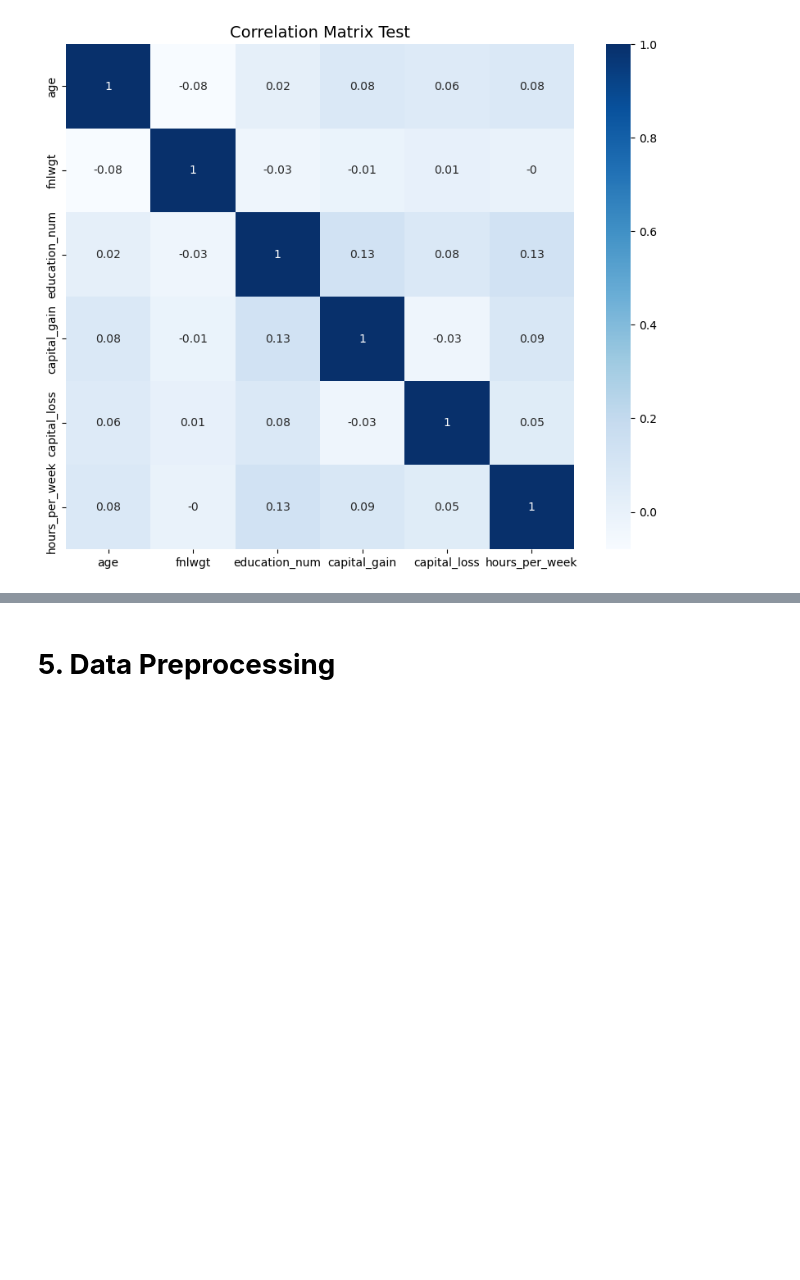
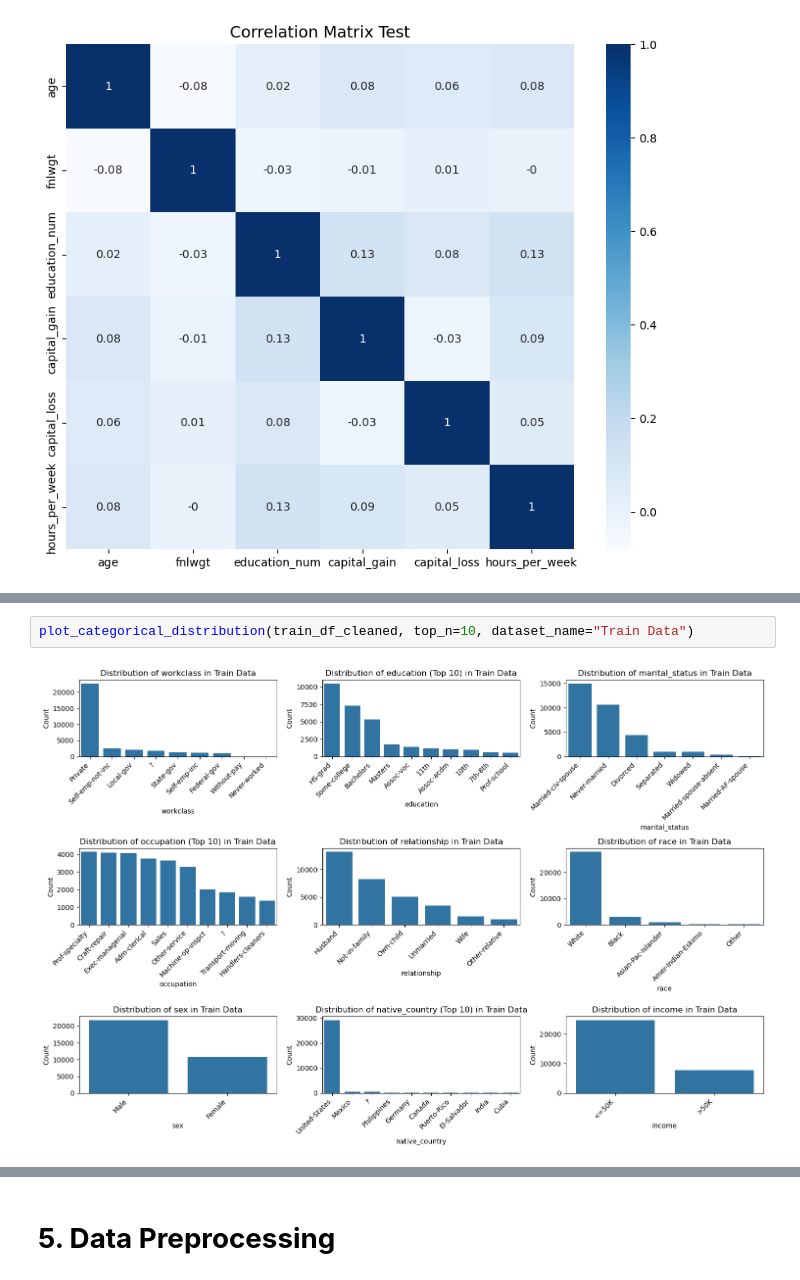
Before and after one commit to Maoelan/adult-income-clustering-classification, a Jupyter notebook: [Clustering] Submission Akhir BMLP_Maulana Muhammad.ipynb, the cells around one changed output, grey strips where cells are left out. Drawn from its saved outputs; the diff is of its cells as text; blank space fills up the shorter version.

```diff
--- a/[Clustering] Submission Akhir BMLP_Maulana Muhammad.ipynb
+++ b/[Clustering] Submission Akhir BMLP_Maulana Muhammad.ipynb
@@ -361,0 +492,4 @@ plt.show()
+# %%
+plot_categorical_distribution(train_df_cleaned, top_n=10, dataset_name="Train Data")
+# %% [output]
+[figure, added]
```
Also changed, not shown: parts of 19 cells of this notebook.
